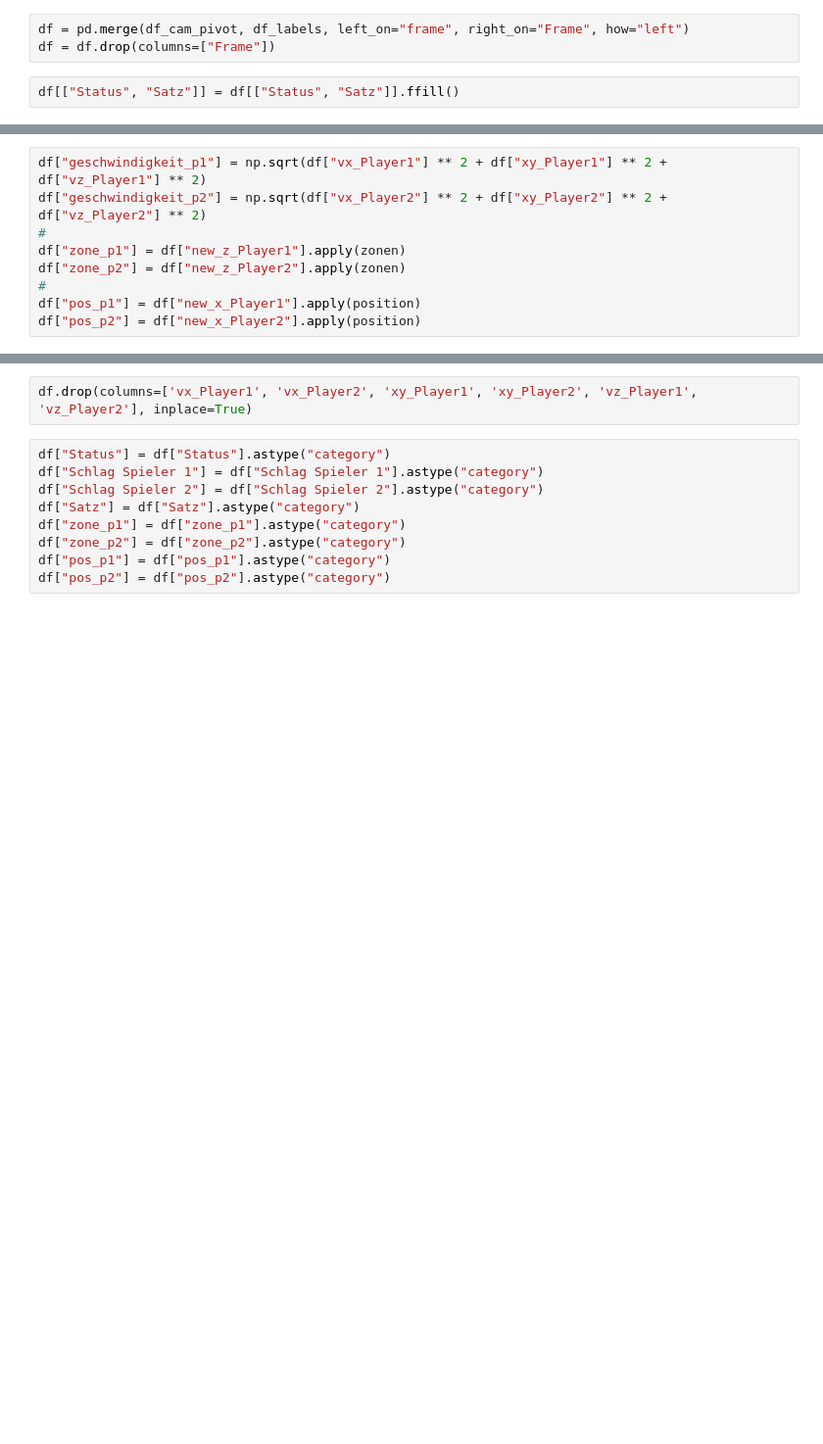
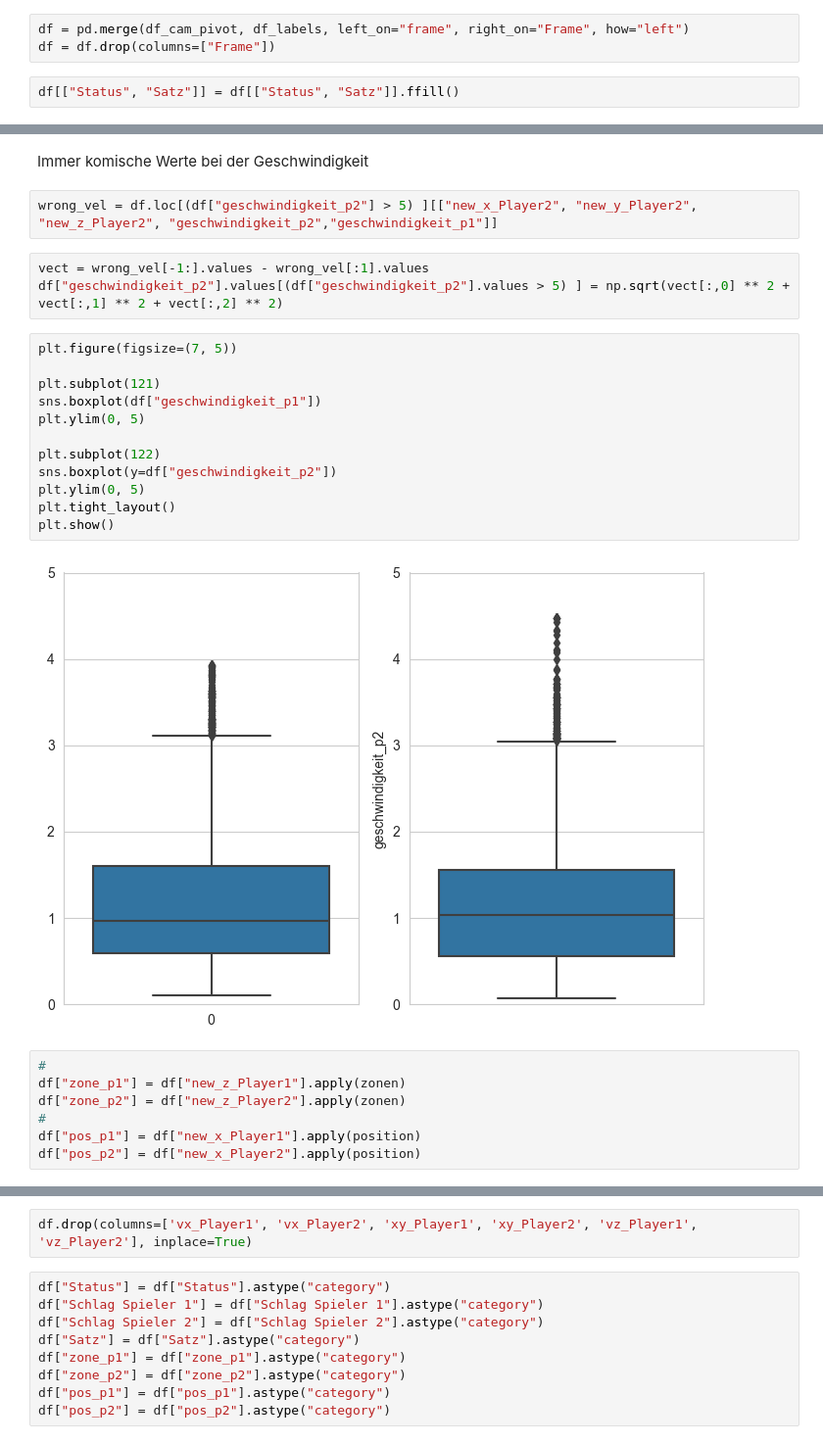
Before and after one commit to fhnw-ds/fhnw-cda2-tennis-analysis, a Jupyter notebook: field_analysis/eda_baden.ipynb, the cells around one changed output, grey strips where cells are left out. Shown: that part at 98% size. Drawn from its saved outputs; the diff is of its cells as text; blank space fills up the shorter version.

Commit message:
boxplots

```diff
--- a/field_analysis/eda_baden.ipynb
+++ b/field_analysis/eda_baden.ipynb
@@ -225,6 +259,25 @@ df[["Status", "Satz"]] = df[["Status", "Satz"]].ffill()
+# %% [markdown]
+Immer komische Werte bei der Geschwindigkeit
+# %%
+wrong_vel = df.loc[(df["geschwindigkeit_p2"] > 5) ][["new_x_Player2", "new_y_Player2", "new_z_Player2", "geschwindigkeit_p2","geschwindigkeit_p1"]]
+# %%
+vect = wrong_vel[-1:].values - wrong_vel[:1].values
+df["geschwindigkeit_p2"].values[(df["geschwindigkeit_p2"].values > 5) ] = np.sqrt(vect[:,0] ** 2 + vect[:,1] ** 2 + vect[:,2] ** 2)
+# %%
+plt.figure(figsize=(7, 5))
+
+plt.subplot(121)
+sns.boxplot(df["geschwindigkeit_p1"])
+plt.ylim(0, 5)
+
+plt.subplot(122)
+sns.boxplot(y=df["geschwindigkeit_p2"])
+plt.ylim(0, 5)
+plt.tight_layout()
+plt.show()
+# %% [output]
+[figure, added]
 # %%
-df["geschwindigkeit_p1"] = np.sqrt(df["vx_Player1"] ** 2 + df["xy_Player1"] ** 2 + df["vz_Player1"] ** 2)
-df["geschwindigkeit_p2"] = np.sqrt(df["vx_Player2"] ** 2 + df["xy_Player2"] ** 2 + df["vz_Player2"] ** 2)
 #
 df["zone_p1"] = df["new_z_Player1"].apply(zonen)
 df["zone_p2"] = df["new_z_Player2"].apply(zonen)
```
Also changed, not shown: parts of 34 cells of this notebook.
